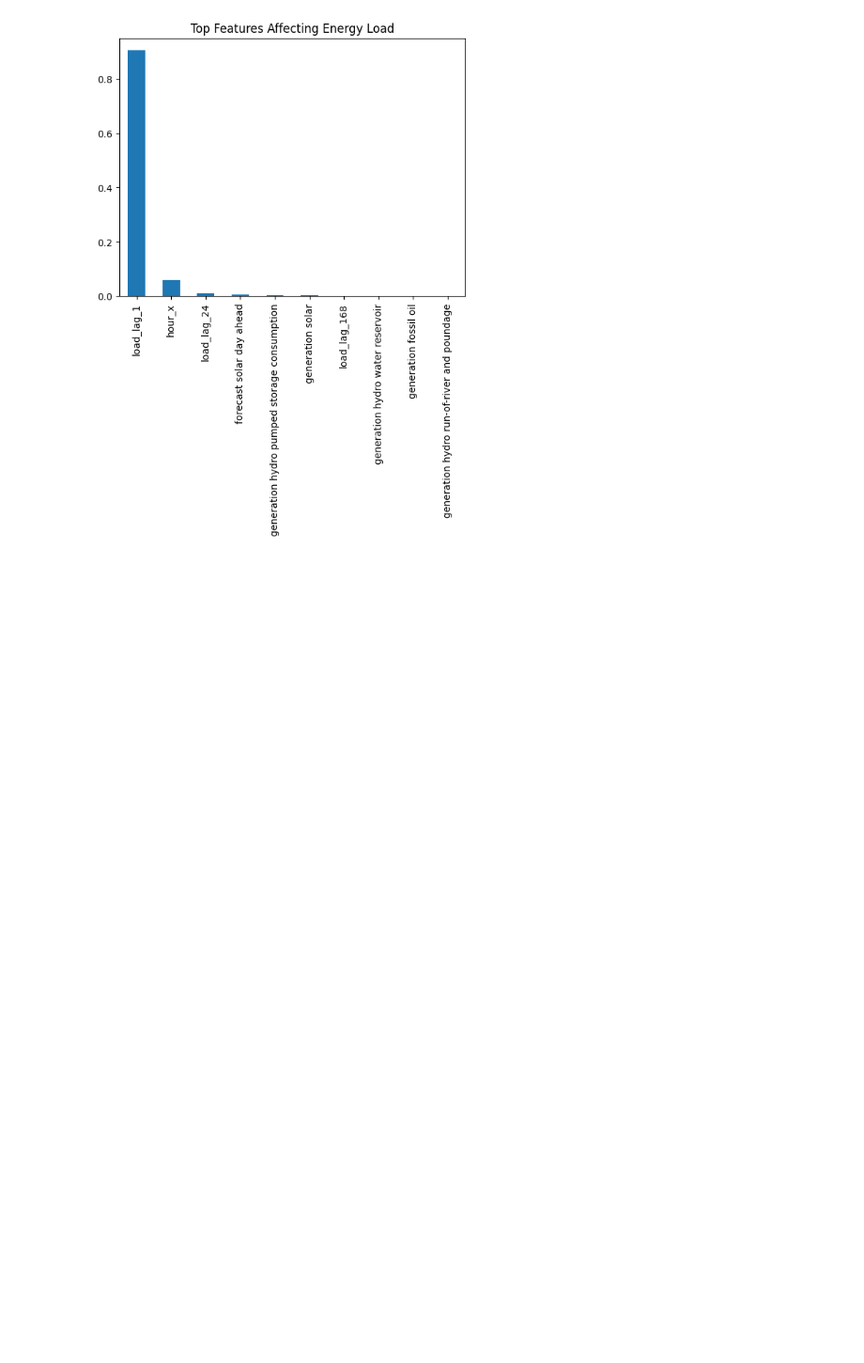
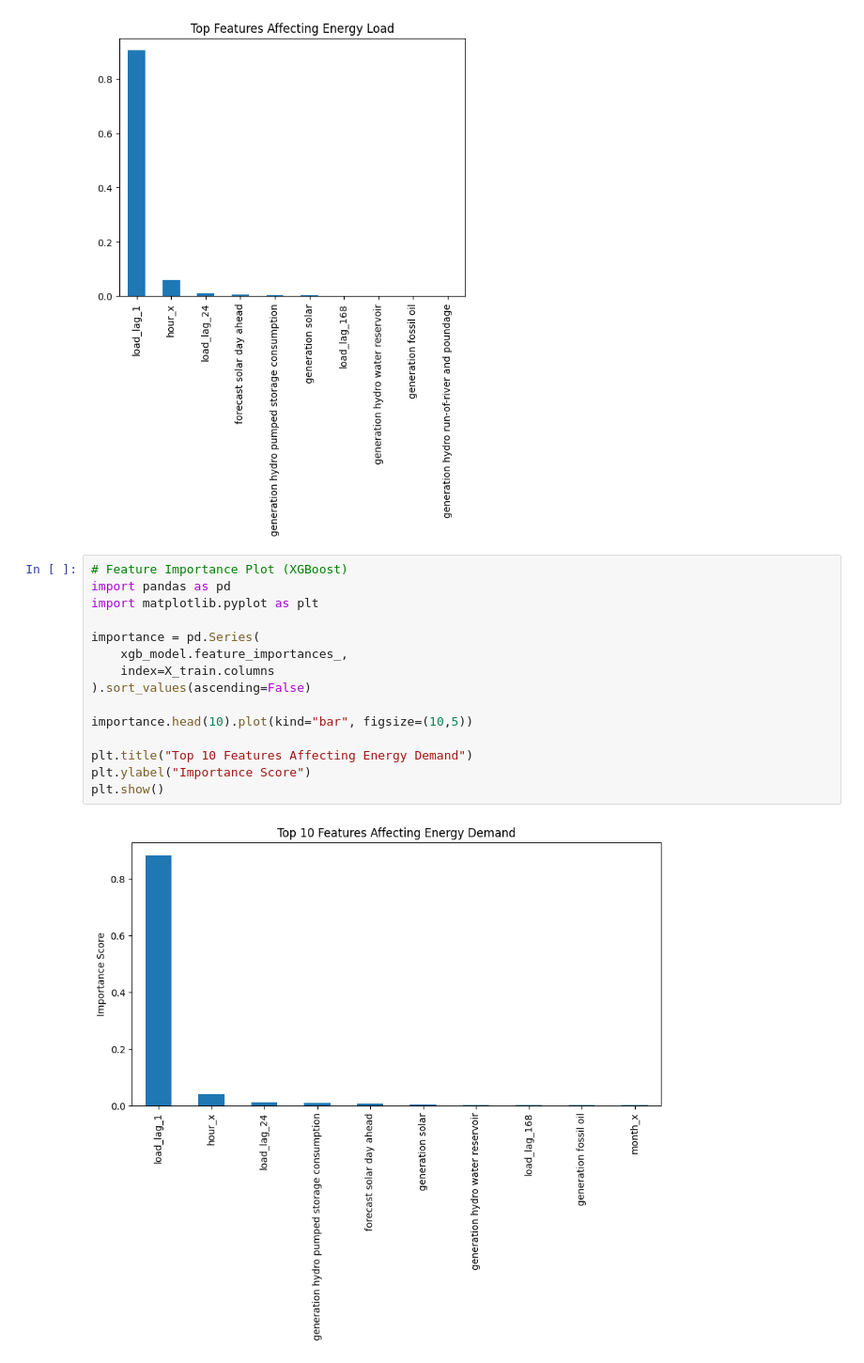
Before and after one commit to dharm3004/OptiCore-AI-Industrial-Engine, a Jupyter notebook: notebooks/04_model_training.ipynb, the cells around one changed output. Shown at 94% size. Drawn from its saved outputs; the diff is of its cells as text; blank space fills up the shorter version.

```diff
--- a/notebooks/04_model_training.ipynb
+++ b/notebooks/04_model_training.ipynb
@@ -314,3 +316,20 @@ plt.title("Top Features Affecting Energy Load")
 plt.show()
 # %% [output]
 [figure]
+# %%
+# Feature Importance Plot (XGBoost)
+import pandas as pd
+import matplotlib.pyplot as plt
+
+importance = pd.Series(
+    xgb_model.feature_importances_,
+    index=X_train.columns
+).sort_values(ascending=False)
+
+importance.head(10).plot(kind="bar", figsize=(10,5))
+
+plt.title("Top 10 Features Affecting Energy Demand")
+plt.ylabel("Importance Score")
+plt.show()
+# %% [output]
+[figure, added]
```
Also changed, not shown: parts of 5 cells of this notebook, 1 other file.
